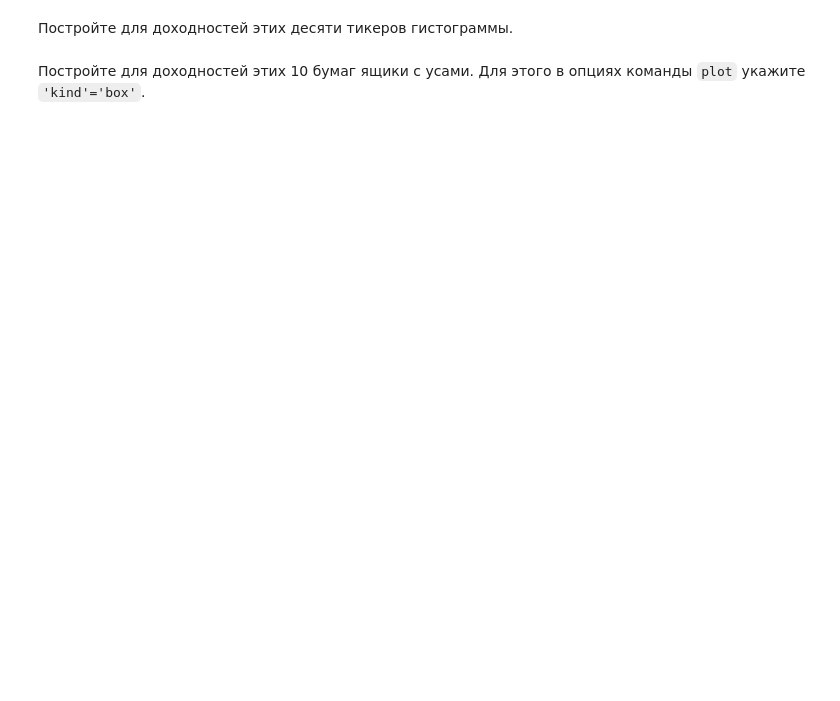
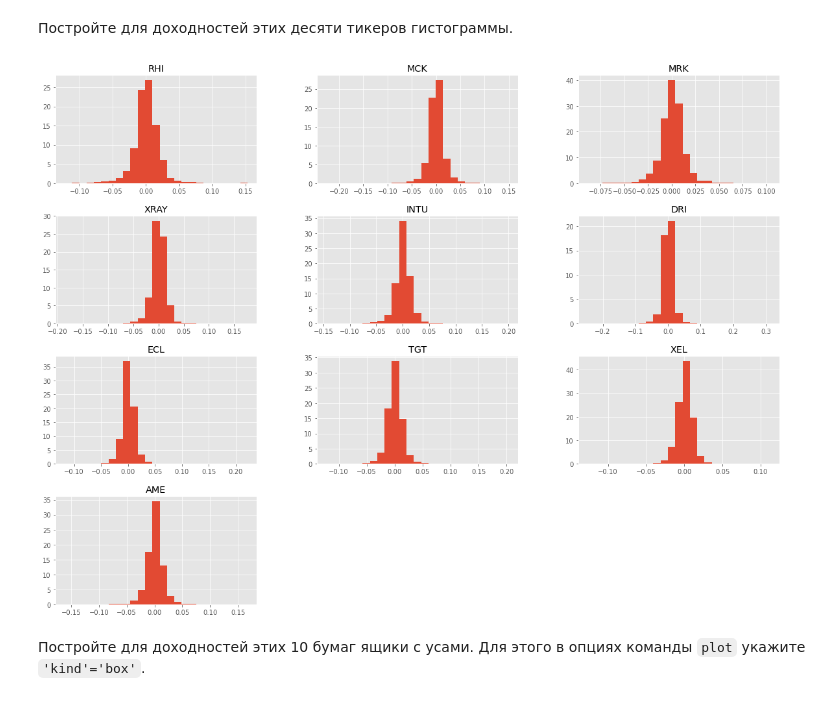
Before and after one commit to freefly-girl/test-for-vscode, a Jupyter notebook: week1/hw01_share_questions.ipynb, the cells around one changed output. Saved outputs shown, nothing was run; the diff lists cells and outputs as text; code cells hidden in the pictures; blank space fills up the shorter version.

```diff
--- a/week1/hw01_share_questions.ipynb
+++ b/week1/hw01_share_questions.ipynb
@@ -251,2 +306,6 @@ assert df_r.iloc[0,0] < 1
+# %%
+z.hist(figsize=(20, 15), bins=25, density=True);
+# %% [output]
+[figure, added]
 # %% [markdown]
 Постройте для доходностей этих 10 бумаг ящики с усами. Для этого в опциях команды `plot` укажите `'kind'='box'`.
```
Also changed, not shown: parts of 35 cells of this notebook, 1 other file.
